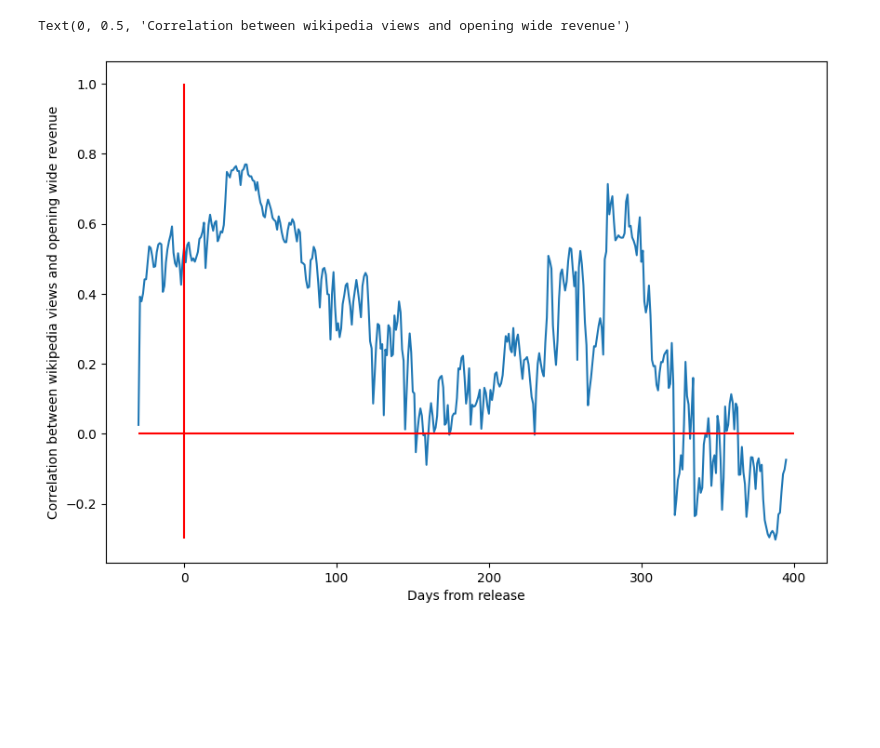
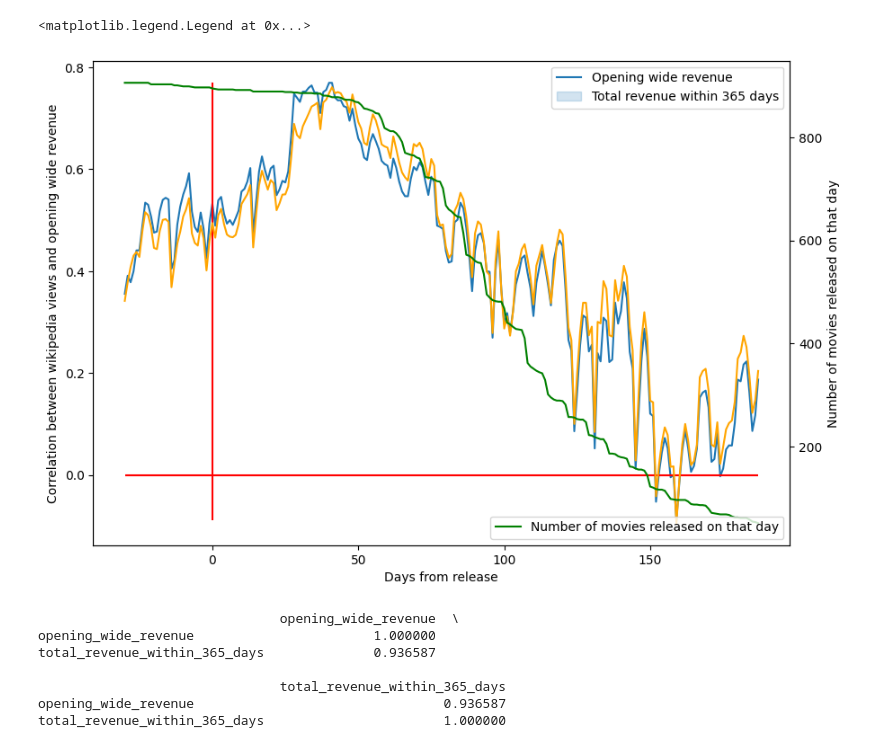
Before and after one commit to AidanG1/stat413-boxoffice, a Jupyter notebook: boxoffice/analysis/wikipedia_views_correlation.ipynb, the cells around one changed output. Saved outputs shown, nothing was run; the diff lists cells and outputs as text; code cells hidden in the pictures; blank space fills up the shorter version.

Commit message:
make the wikipedia plots nicer

```diff
--- a/boxoffice/analysis/wikipedia_views_correlation.ipynb
+++ b/boxoffice/analysis/wikipedia_views_correlation.ipynb
@@ -39,6 +17,7 @@ corr_wdf = wdf.copy(deep=True)
 
 corr_wdf['day_index'] = 0
 corr_wdf['opening_wide_revenue'] = 0
+corr_wdf['total_revenue_within_365_days'] = 0
 
 for movie in unique_movies:
     movie_wdf = wdf[wdf['movie'] == movie]
@@ -50,6 +29,11 @@ for movie in unique_movies:
     # now write this back to the main dataframe
     corr_wdf.loc[corr_wdf['movie'] == movie, 'day_index'] = movie_wdf.index
     corr_wdf.loc[corr_wdf['movie'] == movie, 'opening_wide_revenue'] = movie_mdf['opening_wide_revenue'].values[0]
+    corr_wdf.loc[corr_wdf['movie'] == movie, 'total_revenue_within_365_days'] = movie_mdf['total_revenue_within_365_days'].values[0]
+
+# remove all rows where the opening wide revenue is 0
+corr_wdf = corr_wdf[corr_wdf['opening_wide_revenue'] != 0]
+corr_wdf = corr_wdf.reset_index(drop=True)
 # %%
 import seaborn as sns
 import matplotlib.pyplot as plt
@@ -58,21 +66,47 @@ import pandas as pd
 # %%
 # group by day index and get the correlation between the two columns
 # exclude non-numeric columns
-
-
 numeric_corr_wdf = corr_wdf.select_dtypes(include=['number'])
 
 correlation = numeric_corr_wdf.groupby('day_index').corr().loc[(slice(None), 'opening_wide_revenue'), 'views']
+total_corr = numeric_corr_wdf.groupby('day_index').corr().loc[(slice(None), 'total_revenue_within_365_days'), 'views']
 
-correlation_df = pd.DataFrame({'day_index': correlation.index.get_level_values(0), 'correlation': correlation.values})
+counts = numeric_corr_wdf.groupby('day_index').count()['views']
+
+correlation_df = pd.DataFrame({'day_index': correlation.index.get_level_values(0), 'correlation': correlation.values, 'count': counts.values, 'total_corr': total_corr.values})
 correlation_df['day_index'] = correlation_df['day_index'] - 30
+
+# only go for days where we have at least 50 movies
+correlation_df = correlation_df[correlation_df['count'] > 50]
+
 # plot the correlation
 plt.figure(figsize=(10, 7))
 sns.lineplot(data=correlation_df, x='day_index', y='correlation')
-plt.vlines(x=0, ymin=-.3, ymax=1, color='red')
-plt.hlines(y=0, xmin=-30, xmax=400, color='red')
+plt.vlines(x=0, ymin=min(correlation_df['correlation']), ymax=max(correlation_df['correlation']), color='red')
+plt.hlines(y=0, xmin=-30, xmax=max(correlation_df['day_index']), color='red')
 plt.xlabel('Days from release')
 plt.ylabel('Correlation between wikipedia views and opening wide revenue')
+
+sns.lineplot(data=correlation_df, x='day_index', y='total_corr', color='orange')
+
+plt.legend(['Opening wide revenue', 'Total revenue within 365 days'])
+# also plot the count on a separate axis
+plt.twinx()
+sns.lineplot(data=correlation_df, x='day_index', y='count', color='green')
+plt.ylabel('Number of movies released on that day')
+
+plt.legend(['Number of movies released on that day'], loc='lower right')
 # %% [output]
-Text(0, 0.5, 'Correlation between wikipedia views and opening wide revenue')
+<matplotlib.legend.Legend at 0x...>
-[figure, old version]
+[figure, new version]
+# %%
+# within movie df print the correlation between opening wide revenue and total revenue within 365 days
+print(mdf[['opening_wide_revenue', 'total_revenue_within_365_days']].corr())
+# %% [output]
+                               opening_wide_revenue  \
+opening_wide_revenue                       1.000000
+total_revenue_within_365_days              0.936587
+
+                               total_revenue_within_365_days
+opening_wide_revenue                                0.936587
+total_revenue_within_365_days                       1.000000
```
Also changed, not shown: parts of 2 cells of this notebook, 1 other file.
